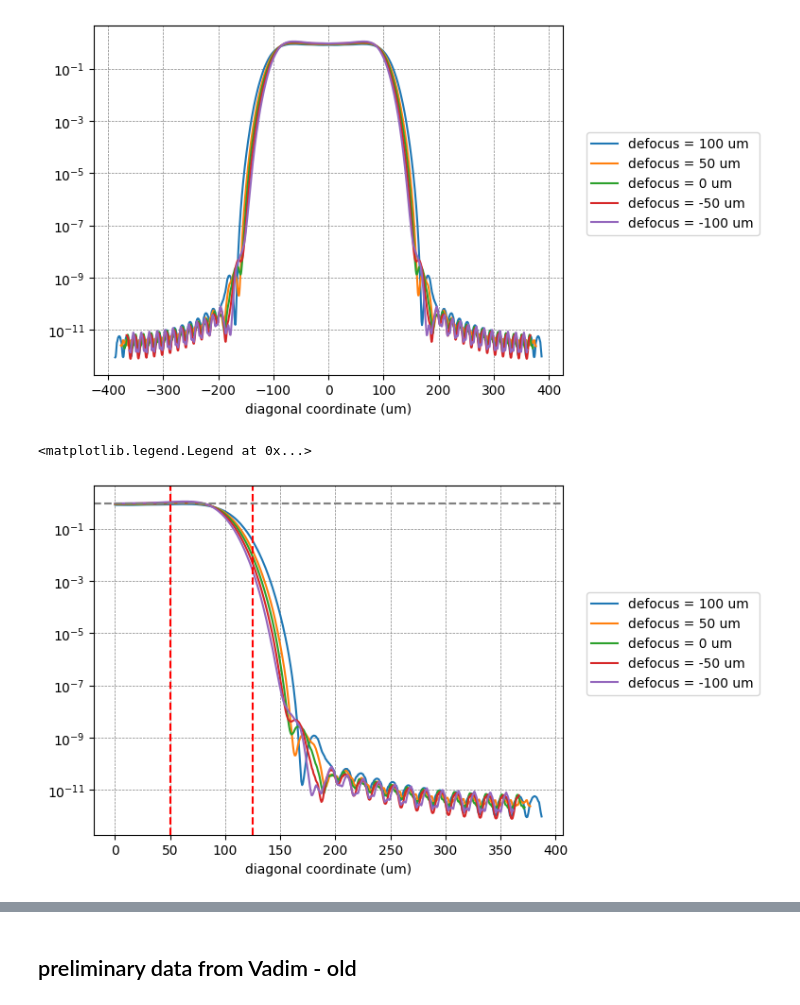
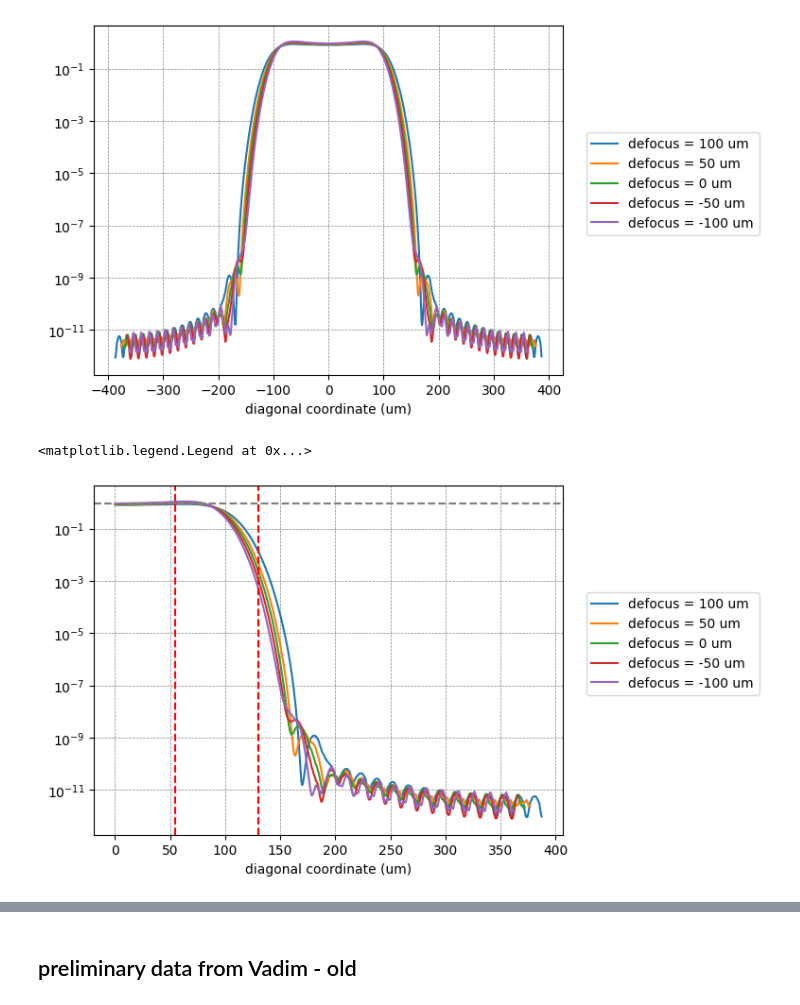
Before and after one commit to prestonhuft/amo-calcs, a Jupyter notebook: holo_or_zemax.ipynb, the cells around one changed output, grey strips where cells are left out. Drawn from its saved outputs; the diff is of its cells as text; code cells hidden in the pictures.

```diff
--- a/holo_or_zemax.ipynb
+++ b/holo_or_zemax.ipynb
@@ -12,0 +114,16 @@ preliminary simulations show better fall-off on the diagonal than horizontal or
+# %%
+fig,ax = plt.subplots()
+
+dz = 50
+for i, sl in enumerate(diag_slices):
+    diag_coords = np.linspace(0, np.sqrt(xwidths[i]**2 + ywidths[i]**2), len(sl))
+    diag_coords -= np.max(diag_coords)/2
+
+    ax.plot(1000*diag_coords[len(sl)//2:], sl[len(sl)//2:]/norm, label=f'defocus = {(2-i)*dz:.0f} um')
+ax.set_xlabel("diagonal coordinate (um)")
+ax.set_yscale('log')
+ax.axvline(55,c='red',ls='--')
+ax.axvline(55+75,c='red',ls='--')
+ax.axhline(0.9,c='gray',ls='--')
+ax.grid(True, color='gray', linestyle='--', linewidth=0.5)
+ax.legend(loc=(1.05, 0.4))
@@ -12,0 +157,22 @@ preliminary simulations show better fall-off on the diagonal than horizontal or
+# %%
+fig,ax = plt.subplots()
+
+dz = 50
+for i, sl in enumerate(diag_slices):
+    diag_coords = np.linspace(0, np.sqrt(xwidths[i]**2 + ywidths[i]**2), len(sl))
+    diag_coords -= np.max(diag_coords)/2
+
+    if i == 2:
+        focal_max_idx = np.argmax(sl[len(sl)//2:])
+        x_max = 1000*diag_coords[len(sl)//2:][focal_max_idx]
+
+    ax.plot(1000*diag_coords[len(sl)//2:], sl[len(sl)//2:]/norm, label=f'defocus = {(2-i)*dz:.0f} um')
+ax.set_xlabel("diagonal coordinate (um)")
+# ax.set_yscale('log')
+ax.axvline(55,c='red',ls='--', label='hiding zone end (55 um)')
+ax.axvline(55+75,c='blue',ls='--',label='readout zone start (55 um + 75 um)')
+ax.axvline(x_max, label='coordinate of maximum',ls='--',c='purple')
+ax.axhline(0.9,c='gray',ls='--')
+ax.set_yscale('log')
+ax.grid(True, color='gray', linestyle='--', linewidth=0.5)
+ax.legend(loc=(1.05, 0.4))
@@ -175,19 +344,19 @@ plt.legend(loc=(1.05, 0.4))
 # %%
 fig,ax = plt.subplots()
 
 dz = 50
 for i, sl in enumerate(diag_slices):
     diag_coords = np.linspace(0, np.sqrt(xwidths[i]**2 + ywidths[i]**2), len(sl))
     diag_coords -= np.max(diag_coords)/2
 
     ax.plot(1000*diag_coords[len(sl)//2:], sl[len(sl)//2:]/norm, label=f'defocus = {(2-i)*dz:.0f} um')
 ax.set_xlabel("diagonal coordinate (um)")
 ax.set_yscale('log')
-ax.axvline(50,c='red',ls='--')
-ax.axvline(50+75,c='red',ls='--')
+ax.axvline(55,c='red',ls='--')
+ax.axvline(55+75,c='red',ls='--')
 ax.axhline(0.9,c='gray',ls='--')
 ax.grid(True, color='gray', linestyle='--', linewidth=0.5)
 ax.legend(loc=(1.05, 0.4))
 # %% [output]
 <matplotlib.legend.Legend at 0x...>
-[figure, old version]
+[figure, new version]
```
Also changed, not shown: parts of 10 cells of this notebook, 7 other files.
